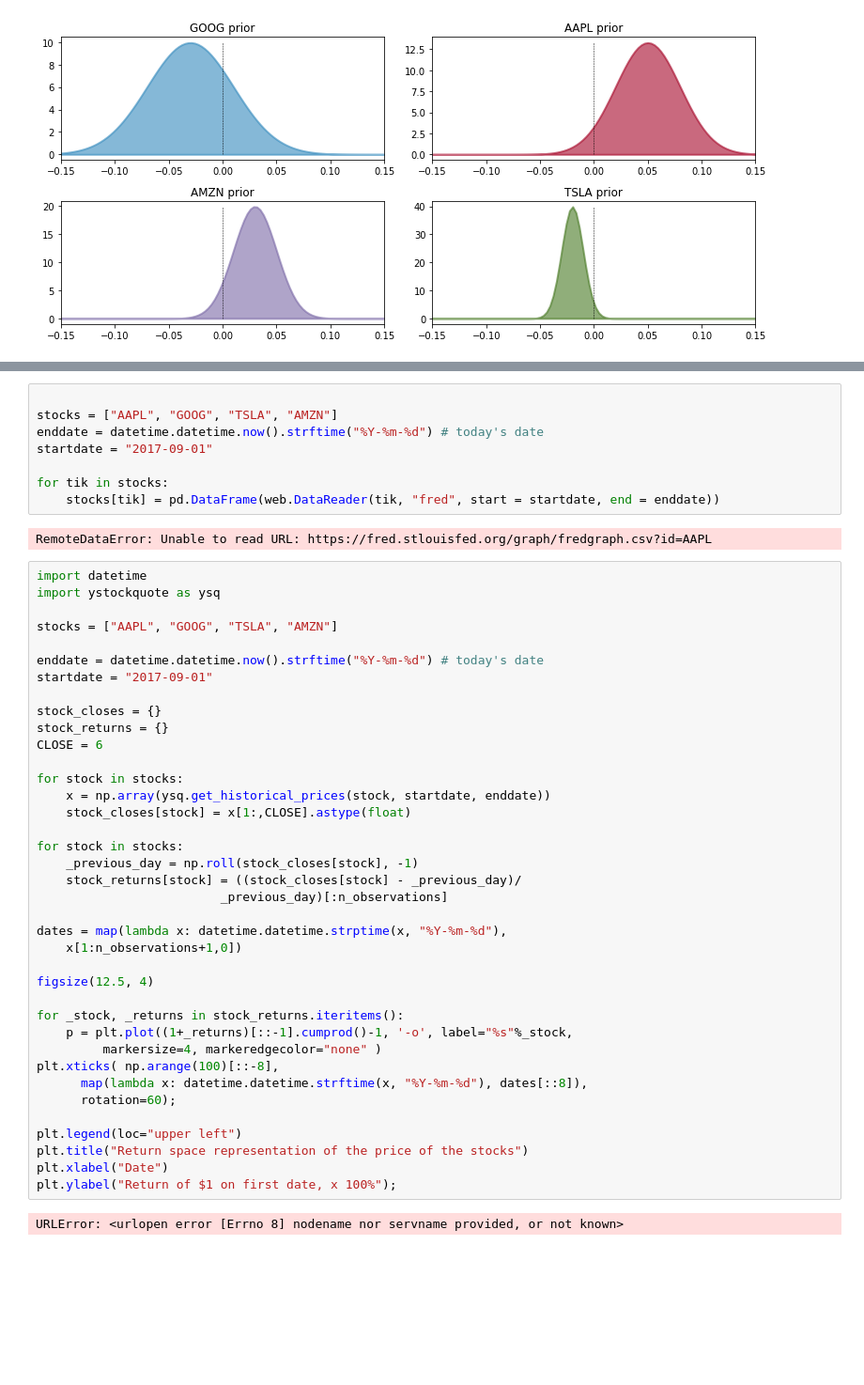
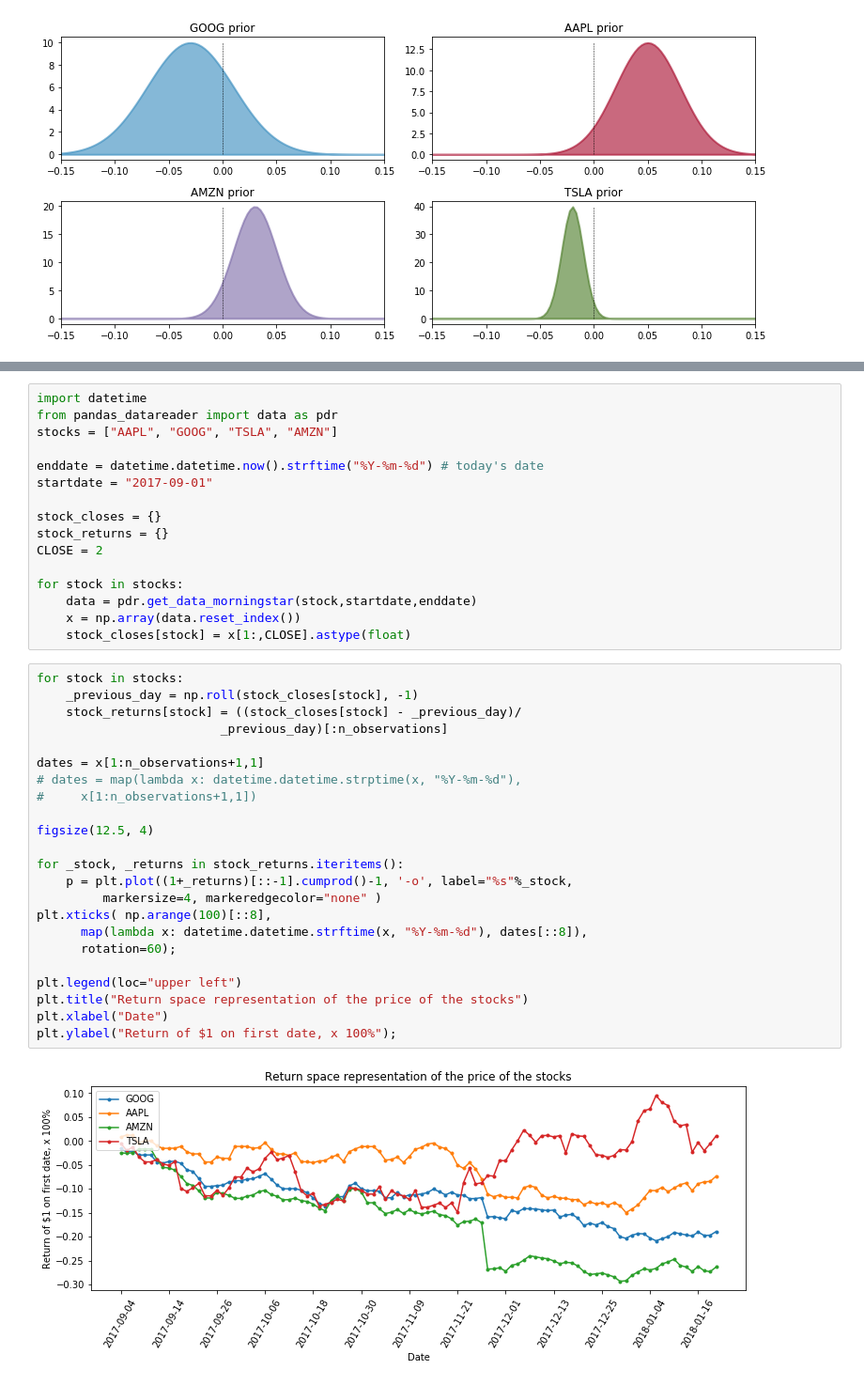
Before and after one commit to ukran1um/bayes_practice, a Jupyter notebook: stock_wishart_example.ipynb, the cells around one changed output, grey strips where cells are left out. Shown: that part at 94% size. Saved outputs shown, nothing was run; the diff lists cells and outputs as text; blank space fills up the shorter version.

```diff
--- a/stock_wishart_example.ipynb
+++ b/stock_wishart_example.ipynb
@@ -41,52 +40,43 @@ inv_cov_matrix = pm.Wishart("inv_cov_matrix", n_observations, np.diag
                 (prior_std**2))
 mu = pm.Normal("returns", prior_mu, 1, size=4)
 # %%
+import datetime
+from pandas_datareader import data as pdr
+stocks = ["AAPL", "GOOG", "TSLA", "AMZN"]
 
-stocks = ["AAPL", "GOOG", "TSLA", "AMZN"]
 enddate = datetime.datetime.now().strftime("%Y-%m-%d") # today's date
 startdate = "2017-09-01"
 
-for tik in stocks:
-    stocks[tik] = pd.DataFrame(web.DataReader(tik, "fred", start = startdate, end = enddate))
+stock_closes = {}
+stock_returns = {}
+CLOSE = 2
+
+for stock in stocks:
+    data = pdr.get_data_morningstar(stock,startdate,enddate)
+    x = np.array(data.reset_index())
+    stock_closes[stock] = x[1:,CLOSE].astype(float)
-# %% [output]
-RemoteDataError: Unable to read URL: https://fred.stlouisfed.org/graph/fredgraph.csv?id=AAPL
 # %%
-import datetime
-import ystockquote as ysq
-
-stocks = ["AAPL", "GOOG", "TSLA", "AMZN"]
-
-enddate = datetime.datetime.now().strftime("%Y-%m-%d") # today's date
-startdate = "2017-09-01"
-
-stock_closes = {}
-stock_returns = {}
-CLOSE = 6
-
-for stock in stocks:
-    x = np.array(ysq.get_historical_prices(stock, startdate, enddate))
-    stock_closes[stock] = x[1:,CLOSE].astype(float)
-
 for stock in stocks:
     _previous_day = np.roll(stock_closes[stock], -1)
     stock_returns[stock] = ((stock_closes[stock] - _previous_day)/
                          _previous_day)[:n_observations]
 
-dates = map(lambda x: datetime.datetime.strptime(x, "%Y-%m-%d"),
-    x[1:n_observations+1,0])
+dates = x[1:n_observations+1,1]
+# dates = map(lambda x: datetime.datetime.strptime(x, "%Y-%m-%d"),
+#     x[1:n_observations+1,1])
 
 figsize(12.5, 4)
 
 for _stock, _returns in stock_returns.iteritems():
     p = plt.plot((1+_returns)[::-1].cumprod()-1, '-o', label="%s"%_stock,
          markersize=4, markeredgecolor="none" )
-plt.xticks( np.arange(100)[::-8],
+plt.xticks( np.arange(100)[::8],
       map(lambda x: datetime.datetime.strftime(x, "%Y-%m-%d"), dates[::8]),
       rotation=60);
 
 plt.legend(loc="upper left")
 plt.title("Return space representation of the price of the stocks")
 plt.xlabel("Date")
 plt.ylabel("Return of $1 on first date, x 100%");
 # %% [output]
-URLError: <urlopen error [Errno 8] nodename nor servname provided, or not known>
+[figure, added]
```
Also changed, not shown: parts of 7 cells of this notebook, 8 other files.
